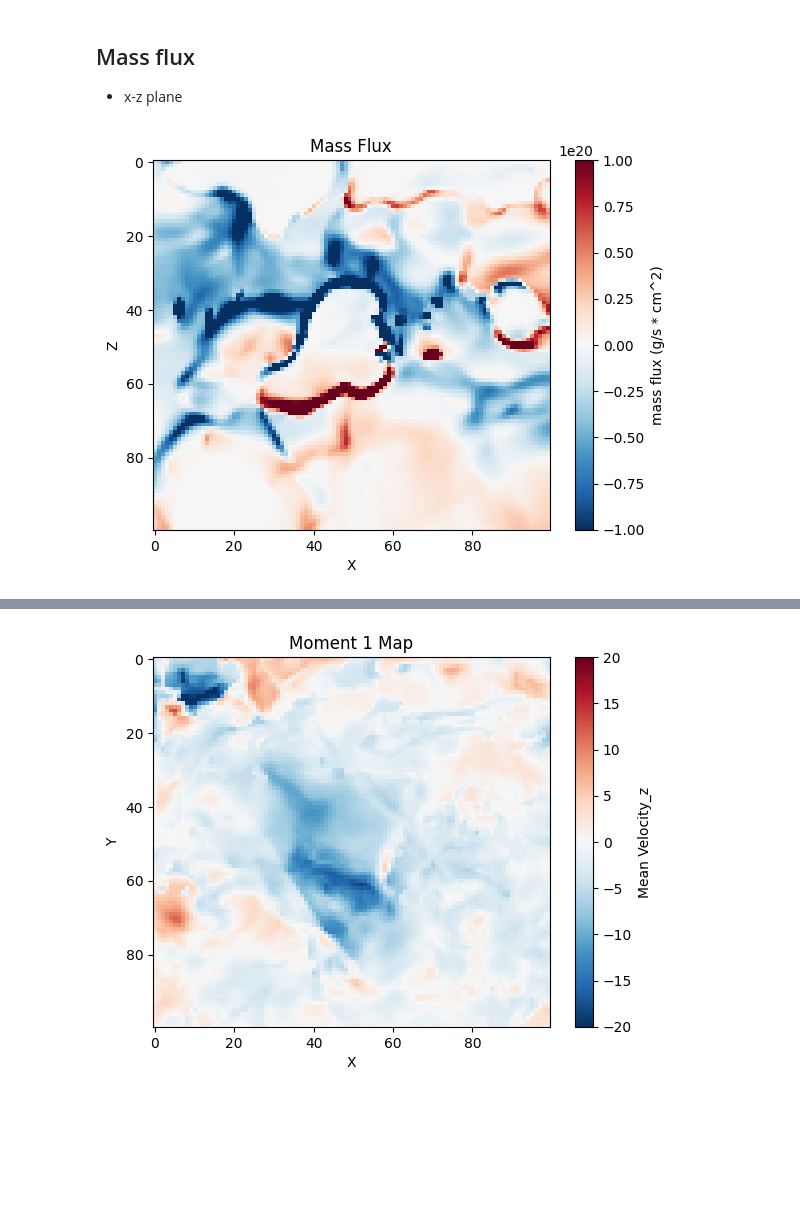
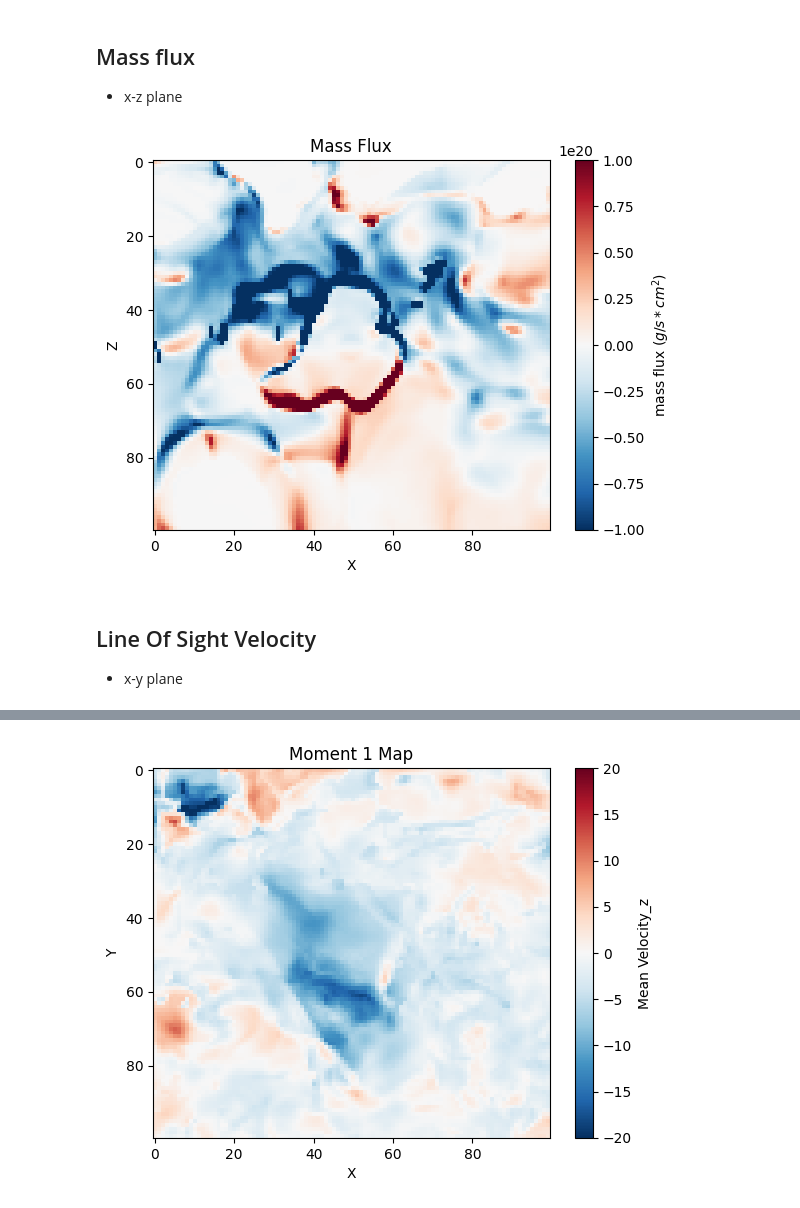
Before and after one commit to Joycelyn-Chen/AstroSegTrack, a Jupyter notebook: analysis/SB230/mass_flux.ipynb, the cells around one changed output, grey strips where cells are left out. Drawn from its saved outputs; the diff is of its cells as text; code cells hidden in the pictures; blank space fills up the shorter version.

```diff
--- a/analysis/SB230/mass_flux.ipynb
+++ b/analysis/SB230/mass_flux.ipynb
@@ -90,7 +90,7 @@ hdf5_root = "/srv/data/stratbox_simulations/stratbox_particle_runs/bx5/smd132/sn
 # Mac
 #hdf5_root = "/Users/joycelynchen/Desktop/UBC/Research/Program/Dataset/SB230/HDF5"
 
-time_Myr = 209
+time_Myr = 210
 
 ds = yt.load(os.path.join(hdf5_root, 'sn34_smd132_bx5_pe300_hdf5_plt_cnt_0{}'.format(time_Myr2timestamp(time_Myr))))
 
@@ -122,9 +120,10 @@ y_range_scaled = (128, 228) #(28, 128) #tuple(int(y * multiplier) for y in y_ran
 z_range_scaled = (91, 191)
 # z_range_scaled = (65, 217) #tuple(int(z * multiplier) for z in z_range)
 
-x, center_y, center_z = pc2pixel(85, x_y_z="x") * 256/1000, int(pc2pixel(196, x_y_z="x") * 256/1000), int(pc2pixel(53, x_y_z="z") * 256/1000)
-print(x, center_y, center_z, time_Myr)
+center_x, center_y, center_z = int(pc2pixel(85, x_y_z="x") * 256/1000), int(pc2pixel(196, x_y_z="x") * 256/1000), int(pc2pixel(53, x_y_z="z") * 256/1000)
+print(center_x, center_y, center_z, time_Myr)
 
+center_x = center_x - x_range_scaled[0]
 center_y = center_y - y_range_scaled[0]
 center_z = center_z - z_range_scaled[0]
 
@@ -291,20 +341,23 @@ plt.show()
 # %%
 # velz * dens -> mass flux
 import yt.config
 
 
 fig, ax = plt.subplots()
 #im = ax.imshow((np.log(new_velz[:, :, center_z].T[::])), cmap='RdBu', aspect='auto')
 mass_flux = new_velz * new_dens
 im = ax.imshow((mass_flux[:, center_y,:].T[::]), cmap='RdBu_r', aspect='auto',
                vmin=-1e20, vmax=1e20)#
                 #norm=colors.SymLogNorm(linthresh=1))#, vmin=-200, vmax=200))
-fig.colorbar(im, label='mass flux (g/s * cm^2)')
+fig.colorbar(im, label='mass flux ($g/s * cm^2$)')
 
 plt.title('Mass Flux')
 plt.xlabel('X')
 plt.ylabel('Z')
-fig.savefig(f'../expanding_velocity/{time_Myr}/mass_flux_ceny_{center_y}.png')
+# fig.savefig(f'../expanding_velocity/{time_Myr}/mass_flux_ceny_{center_y}.png')
 plt.show()
 # %% [output]
-[figure, old version]
+[figure, new version]
+# %% [markdown]
+## Line Of Sight Velocity
+- x-y plane
```
Also changed, not shown: parts of 13 cells of this notebook.
